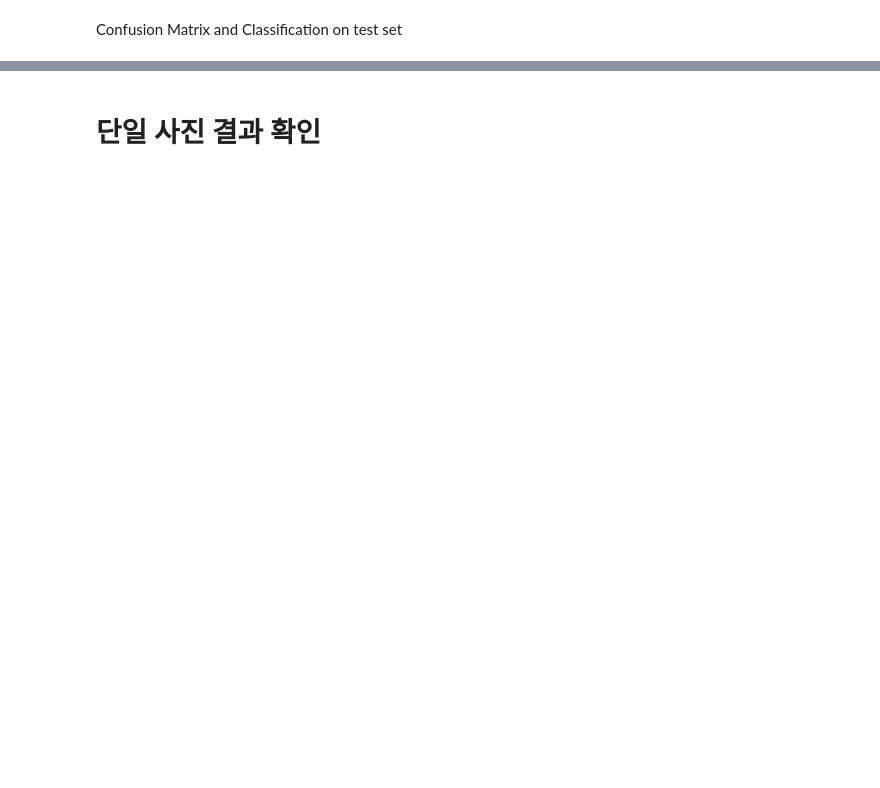
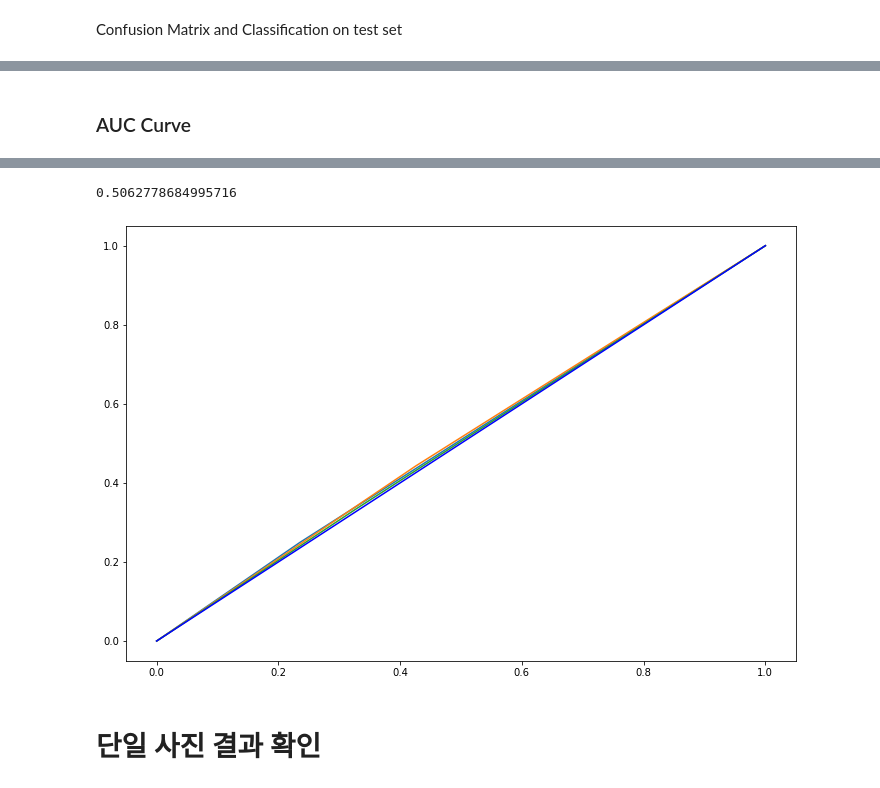
Before and after one commit to MaskedFaceRecognition/Emotion_Classification, a Jupyter notebook: Emotion_Classification_0_2.ipynb, the cells around one changed output, grey strips where cells are left out. Cells and saved outputs as stored; diff of their text form; code cells hidden in the pictures; blank space fills up the shorter version.

```diff
--- a/Emotion_Classification_0_2.ipynb
+++ b/Emotion_Classification_0_2.ipynb
@@ -406,0 +440,26 @@ weighted avg       0.43      0.43      0.37      3629
+# %% [markdown]
+### AUC Curve
+# %%
+from sklearn.preprocessing import LabelBinarizer
+from sklearn.metrics import roc_curve, roc_auc_score, auc
+
+EMOTIONS = ['angry',  'happy', 'neutral'] # , 'sad', 'surprise']
+fig, c_ax = plt.subplots(1,1, figsize = (12, 8))
+def multiclass_roc_auc_score(y_test, y_pred, average="macro"):
+    lb = LabelBinarizer()
+    lb.fit(y_test)
+    y_test = lb.transform(y_test)
+    y_pred = lb.transform(y_pred)
+
+    for (idx, c_label) in enumerate(EMOTIONS): # all_labels: no of the labels
+        fpr, tpr, thresholds = roc_curve(y_test[:,idx].astype(int), y_pred[:,idx])
+        c_ax.plot(fpr, tpr, label = '%s (AUC:%0.2f)'  % (c_label, auc(fpr, tpr)))
+    c_ax.plot(fpr, fpr, 'b-', label = 'Random Guessing')
+    return roc_auc_score(y_test, y_pred, average=average)
+
+# calling
+test_set.reset() # resetting generator
+y_pred = model.predict_generator(test_set, verbose = True)
+y_pred = np.argmax(y_pred, axis=1)
+multiclass_roc_auc_score(test_set.classes, y_pred)
+# %% [output]
@@ -407,3 +467,5 @@ weighted avg       0.43      0.43      0.37      3629
+0.5062778684995716
+[figure, added]
 # %% [markdown]
 # 단일 사진 결과 확인
 # %%
```
Also changed, not shown: parts of 17 cells of this notebook, 2 other files.
